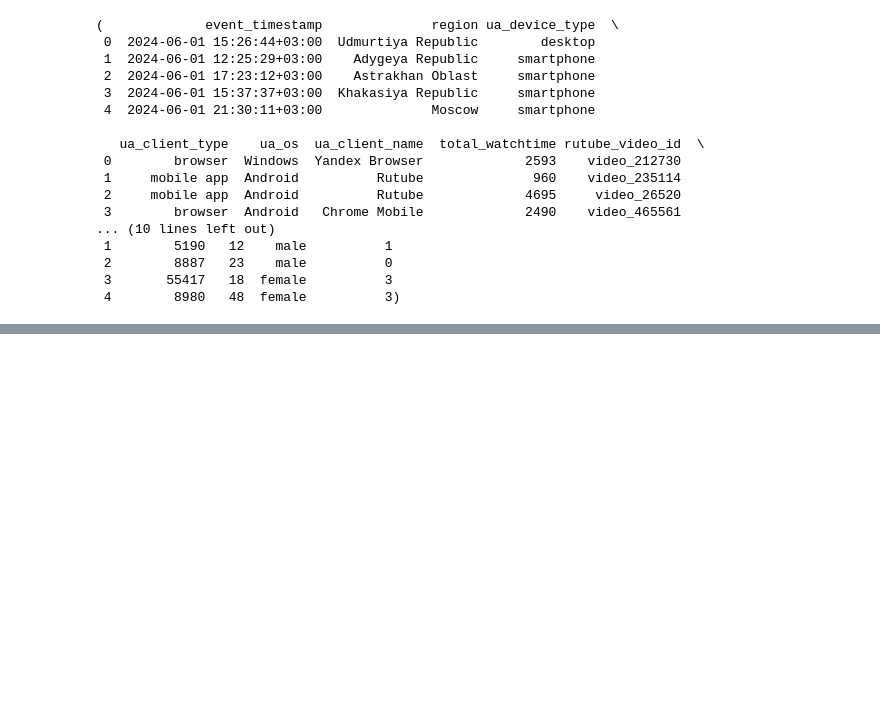
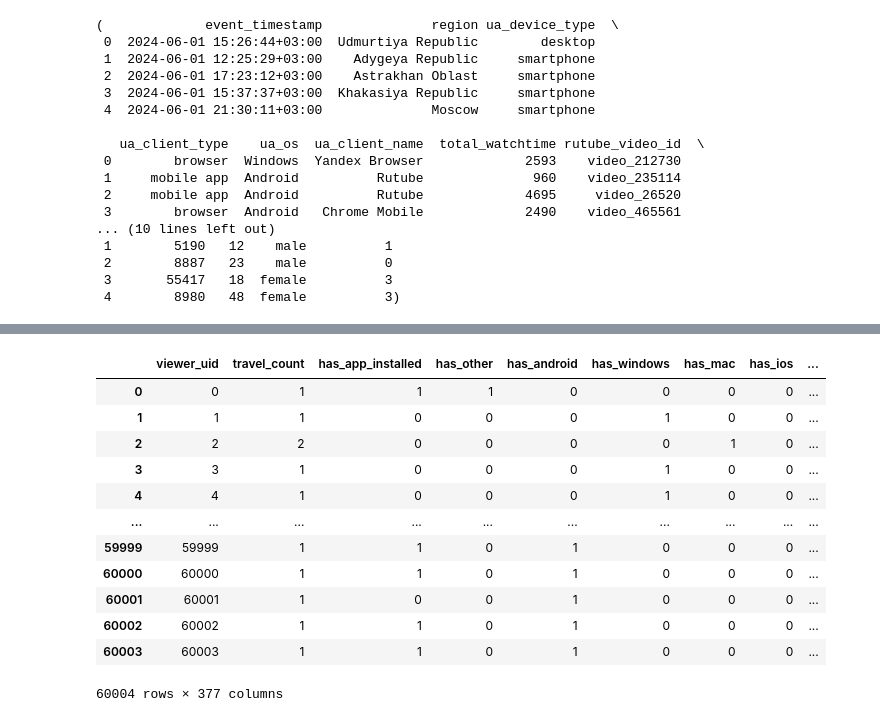
Before and after one commit to Paspasuy/SocDemPrediction, a Jupyter notebook: flypew_catboost.ipynb, the cells around one changed output, grey strips where cells are left out. Drawn from its saved outputs; the diff is of its cells as text; code cells hidden in the pictures; blank space fills up the shorter version.

```diff
--- a/flypew_catboost.ipynb
+++ b/flypew_catboost.ipynb
@@ -232 +252,17 @@ overall score = 0.469
+# %%
+test_features
+# %% [output]
+|  | viewer_uid | travel_count | has_app_installed | has_other | has_android | has_windows | has_mac | has_ios | ... |
+| 0 | 0 | 1 | 1 | 1 | 0 | 0 | 0 | 0 | ... |
+| 1 | 1 | 1 | 0 | 0 | 0 | 1 | 0 | 0 | ... |
+| 2 | 2 | 2 | 0 | 0 | 0 | 0 | 1 | 0 | ... |
+| 3 | 3 | 1 | 0 | 0 | 0 | 1 | 0 | 0 | ... |
+| 4 | 4 | 1 | 0 | 0 | 0 | 1 | 0 | 0 | ... |
+| ... | ... | ... | ... | ... | ... | ... | ... | ... | ... |
+| 59999 | 59999 | 1 | 1 | 0 | 1 | 0 | 0 | 0 | ... |
+| 60000 | 60000 | 1 | 1 | 0 | 1 | 0 | 0 | 0 | ... |
+| 60001 | 60001 | 1 | 0 | 0 | 1 | 0 | 0 | 0 | ... |
+| 60002 | 60002 | 1 | 1 | 0 | 1 | 0 | 0 | 0 | ... |
+| 60003 | 60003 | 1 | 1 | 0 | 1 | 0 | 0 | 0 | ... |
+60004 rows × 377 columns
 # %%
```
Also changed, not shown: parts of 11 cells of this notebook, 5 other files.
